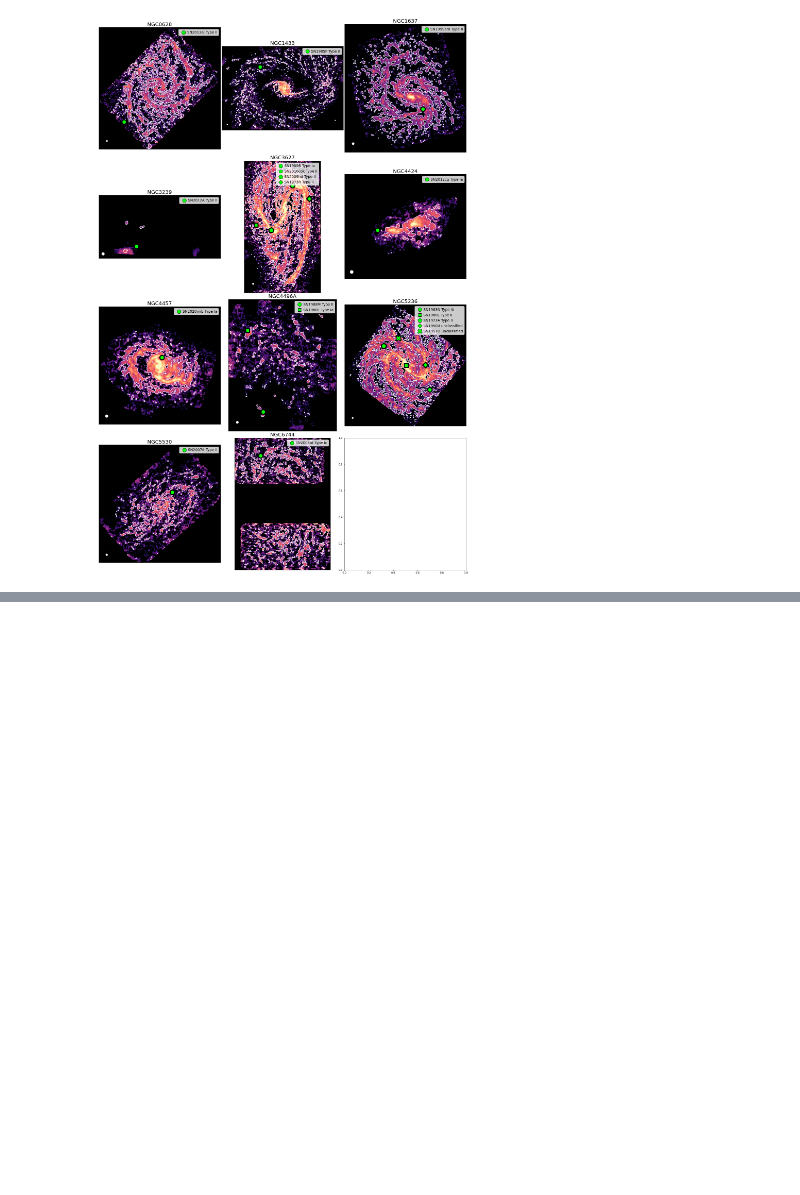
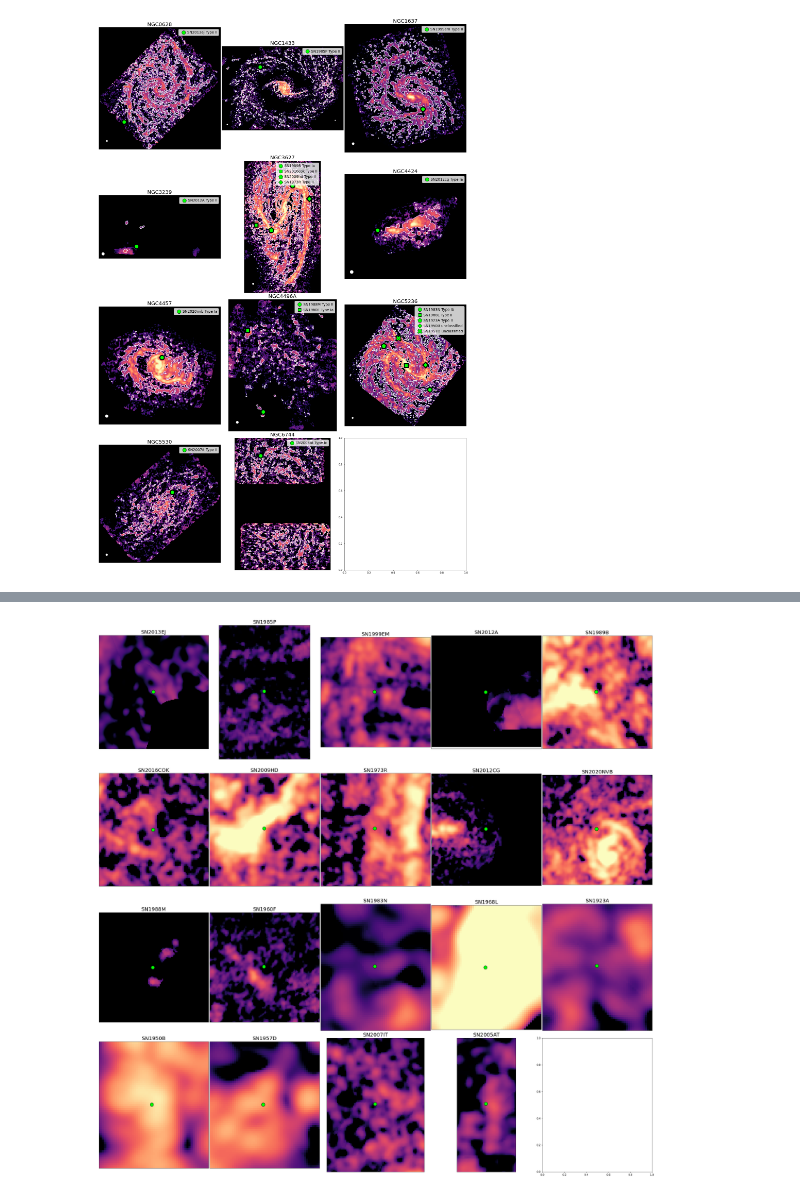
Before and after one commit to NessMayker/SNeCO, a Jupyter notebook: Code/3.3d_90pc_Zooms.ipynb, the cells around one changed output, grey strips where cells are left out. Cells and saved outputs as stored; diff of their text form; code cells hidden in the pictures; blank space fills up the shorter version.

Commit message:
plotted zooms

```diff
--- a/Code/3.3d_90pc_Zooms.ipynb
+++ b/Code/3.3d_90pc_Zooms.ipynb
@@ -212,3 +212,76 @@ fig.savefig("../Figures/AllSNeInGalaxies_90pc.png", dpi=300)
 print()
 # %% [output]
 [figure]
+# %%
+
+halfBox = 0.00416667 # 15' in degrees
+m,n,p =0,0,0 # plot counters for total number, rows, columns
+PLOTS_PER_ROW = 5
+numSNe = 19
+fig, axs = plt.subplots(math.ceil(numSNe/PLOTS_PER_ROW),PLOTS_PER_ROW, figsize=(30, 30))
+
+for j in range(len(SNgals)): # counter to count galaxy maps
+    if  len(SNras[j]) > 1:
+        for k in range(len(SNras[j])): # counter to count number of SN in each galaxy
+
+            SNraStart  = SNras[j][k]  -  halfBox
+            SNraEnd    = SNras[j][k]  +  halfBox
+            SNdecStart = SNdecs[j][k] -  halfBox
+            SNdecEnd   = SNdecs[j][k] +  halfBox
+
+            xVal, yVal     = wcss[j].wcs_world2pix(SNras[j][k],SNdecs[j][k],0)
+            xStart, yStart = wcss[j].wcs_world2pix(SNraStart, SNdecStart,0)
+            xEnd, yEnd     = wcss[j].wcs_world2pix(SNraEnd, SNdecEnd,0)
+            xStart, xEnd, yStart, yEnd = int(xStart), int(xEnd), int(yStart), int(yEnd)
+            plot = plots[j]#[xStart:xEnd][yStart:yEnd]
+            logplot = np.log10(plot)
+
+            axs[m][n].imshow(logplot, cmap=current_cmap, aspect="equal", origin = "lower", interpolation = "nearest", vmin = -0.5, vmax = 2.0, zorder = 0)
+            axs[m][n].set_ylim(yStart,yEnd)
+            axs[m][n].set_xlim(xStart,xEnd)
+            axs[m][n].set_title(SNnames[j][k].upper(), fontsize=20)
+            axs[m][n].set_xticks([])
+            axs[m][n].set_yticks([])
+            axs[m][n].scatter(xVal, yVal, color = "black", marker = "o", s = 160, zorder=2)
+            axs[m][n].scatter(xVal, yVal, color = "lime", marker = "o", s = 180, edgecolor="black",zorder = 2)
+
+            n+=1
+            if n%PLOTS_PER_ROW==0:
+                m+=1
+                n=0
+            p +=1
+    else:
+        SNraStart  = SNras[j][0]  -  halfBox
+        SNraEnd    = SNras[j][0]  +  halfBox
+        SNdecStart = SNdecs[j][0] -  halfBox
+        SNdecEnd   = SNdecs[j][0] +  halfBox
+
+        xVal, yVal     = wcss[j].wcs_world2pix(SNras[j][0],SNdecs[j][0],0)
+        (print(xVal,yVal))
+        xStart, yStart = wcss[j].wcs_world2pix(SNraStart, SNdecStart,0)
+        xEnd, yEnd     = wcss[j].wcs_world2pix(SNraEnd, SNdecEnd,0)
+        xStart, xEnd, yStart, yEnd = int(xStart), int(xEnd), int(yStart), int(yEnd)
+        print(xStart, xEnd, yStart, yEnd)
+        plot = plots[j]#[xStart:xEnd][yStart:yEnd]
+        logplot = np.log10(plot)
+
+        axs[m][n].imshow(logplot, cmap=current_cmap, aspect="equal", origin = "lower", interpolation = "nearest", vmin = -0.5, vmax = 2.0, zorder = 0)
+        axs[m][n].set_ylim(yStart,yEnd)
+        axs[m][n].set_xlim(xStart,xEnd)
+
+        axs[m][n].set_title(SNnames[j][0].upper(), fontsize=20)
+        axs[m][n].set_xticks([])
+        axs[m][n].set_yticks([])
+        axs[m][n].scatter(xVal, yVal, color = "black", marker ="o", s = 160, zorder=2)
+        axs[m][n].scatter(xVal, yVal, color = "lime", marker = "o", s = 180, edgecolor="black",zorder = 2)
+
+        n+=1
+        if n%PLOTS_PER_ROW==0:
+            m+=1
+            n=0
+        p +=1
+
+plt.tight_layout(pad=0.1, w_pad=0.1, h_pad=0.1)
+plt.show()
+fig.savefig("../Figures/Zooms_90pc.pdf", dpi=300)
+# %% [output]
@@ -214,0 +304 @@ print()
+[figure, added]
```
Also changed, not shown: parts of 1 cell of this notebook, 5 other files.
